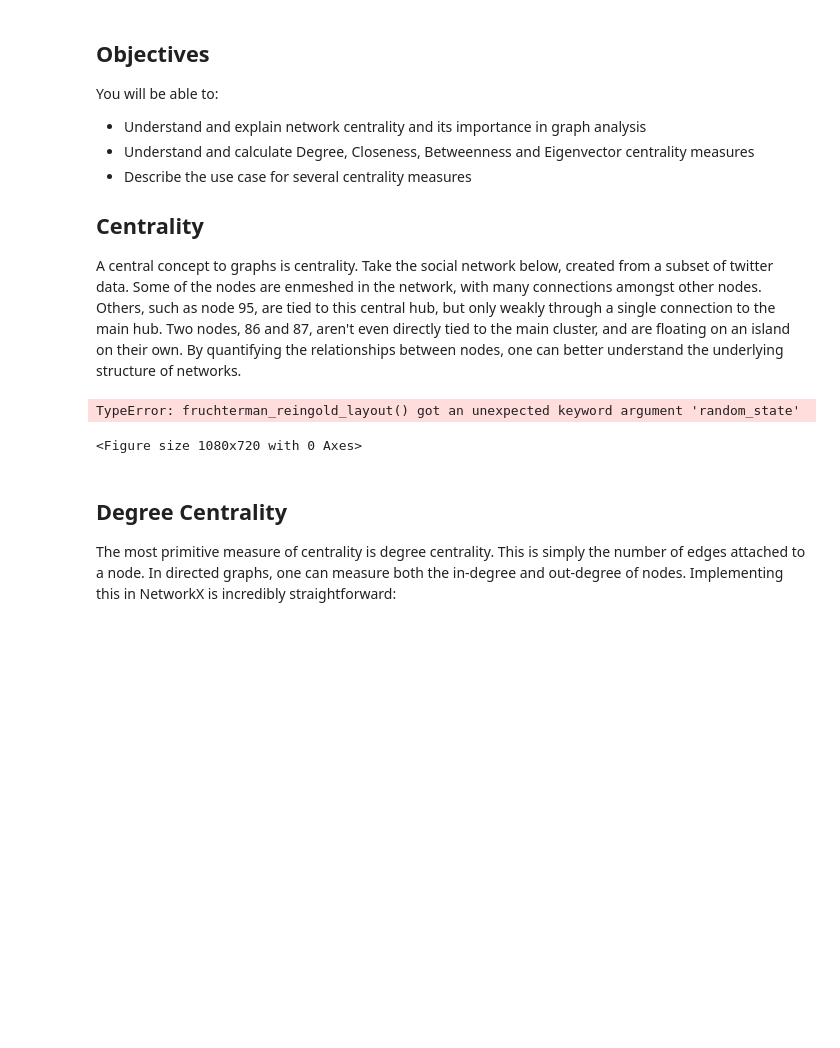
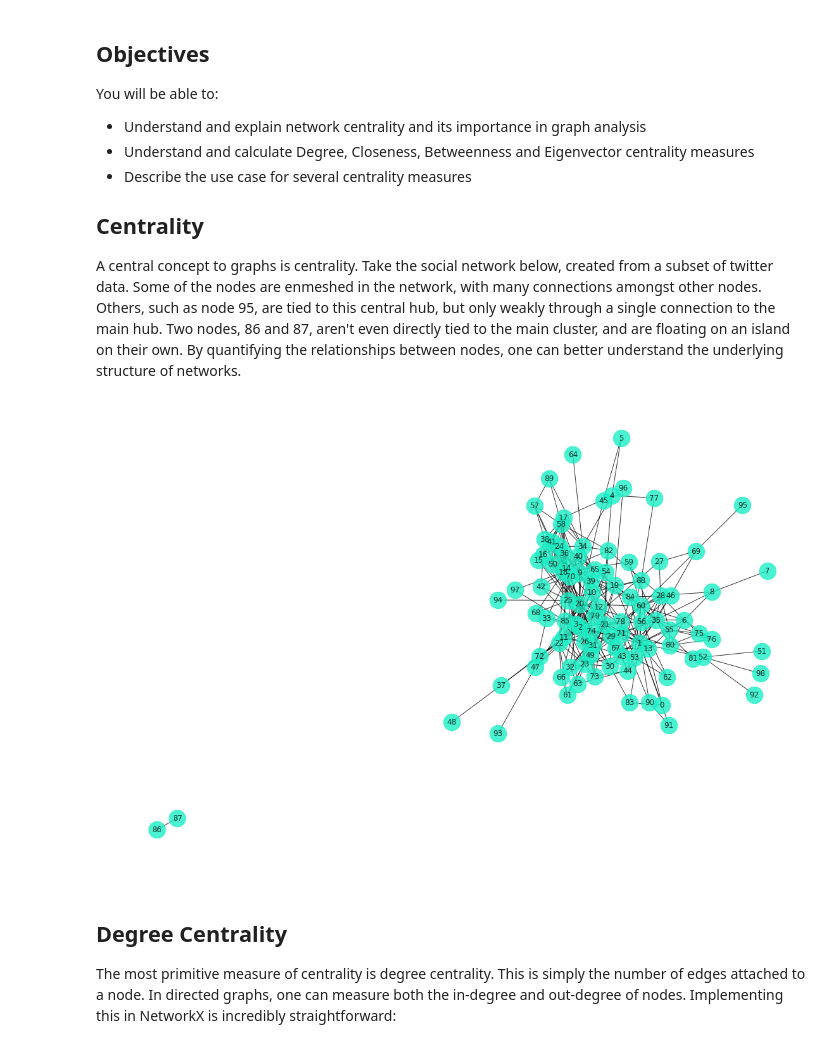
Before and after one commit to lindseyberlin/dsc-node-centrality-houston-ds-042219, a Jupyter notebook: index.ipynb, the cells around one changed output. Saved outputs shown, nothing was run; the diff lists cells and outputs as text; code cells hidden in the pictures; blank space fills up the shorter version.

```diff
--- a/index.ipynb
+++ b/index.ipynb
@@ -23,16 +23,15 @@ import matplotlib.pyplot as plt
 # %%
 #Load the Network from File
 G = nx.read_edgelist("twitter.edges")
 #Simplify the Node Labels
 G = nx.relabel_nodes(G, dict(zip(G.nodes, range(len(G.nodes)))))
 #Create a matplotlib figure
 fig = plt.figure(figsize=(15,10))
 #Draw the network!
-nx.draw(G, pos=nx.spring_layout(G), random_state=5), with_labels=True,
+nx.draw(G, pos=nx.spring_layout(G), random_state=5, with_labels=True,
         alpha=.8, node_color="#1cf0c7", node_size=700)
 # %% [output]
-TypeError: fruchterman_reingold_layout() got an unexpected keyword argument 'random_state'
-<Figure size 1080x720 with 0 Axes>
+[figure, added]
 # %% [markdown]
 ## Degree Centrality
 
```
